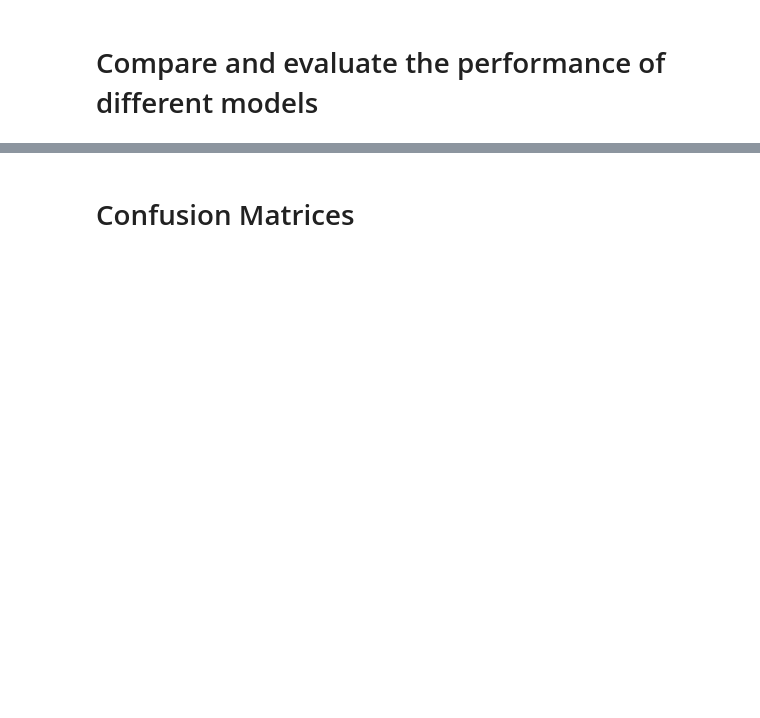
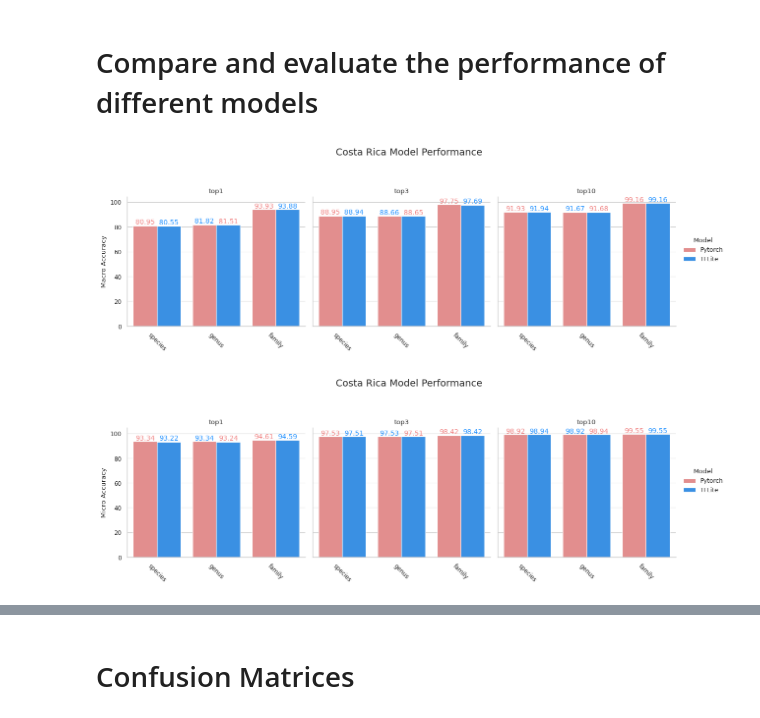
Before and after one commit to AMI-system/compress_models, a Jupyter notebook: Evalutation.ipynb, the cells around one changed output, grey strips where cells are left out. Saved outputs shown, nothing was run; the diff lists cells and outputs as text; code cells hidden in the pictures; blank space fills up the shorter version.

```diff
--- a/Evalutation.ipynb
+++ b/Evalutation.ipynb
@@ -149,28 +84,7 @@ g.savefig('./outputs/plots/costarica_macro.png', dpi=300, bbox_inches='tight')
-# %%
-# set up seaborn mutiplots
-sns.set_style('whitegrid')
-sns.set_context('paper')
-
-# plot results facet by taxon, and model
-g = sns.catplot(x='Taxon', y='Value', hue='Model', col='Measure', data=df.loc[df['Type']=='Micro', ],
-                kind='bar', height=4, aspect=1, palette=['lightcoral', 'dodgerblue'])
-
-# add values to top of bars
-for ax in g.axes.flat:
-    for p in ax.patches:
-        # if the value is in -0.2, 1.8, or 1.2 then light coral else dodger blue
-        if p.get_x()+ p.get_width()/2 in [-0.2, 1.8, 1.2]:
-            ax.text(p.get_x() + p.get_width()/2., p.get_height(), '%.2f' % p.get_height(),
-                    fontsize=10, color='lightcoral', ha='center', va='bottom')
-        else:
-            ax.text(p.get_x() + p.get_width()/2., p.get_height(), '%.2f' % p.get_height(),
-                    fontsize=10, color='dodgerblue', ha='center', va='bottom')
-
-
-g.set_xticklabels(rotation=-45)
-g.set_titles('{col_name}')
-g.set_axis_labels('', 'Micro Accuracy')
-g.fig.suptitle('Costa Rica Model Performance', fontsize=14, y=1.05)
-g.fig.subplots_adjust(top=0.8)
-#plt.show()
-g.savefig('./outputs/plots/costarica_micro.png', dpi=300, bbox_inches='tight')
+# %%
+cr_df = summarise_data(cr_micro, cr_macro, cr_taxon)
+bar_plot(cr_df, save=True)
+bar_plot(cr_df, col_name='Micro', save=True)
+# %% [output]
+[figure, added]
+[figure, added]
```
Also changed, not shown: parts of 11 cells of this notebook.
